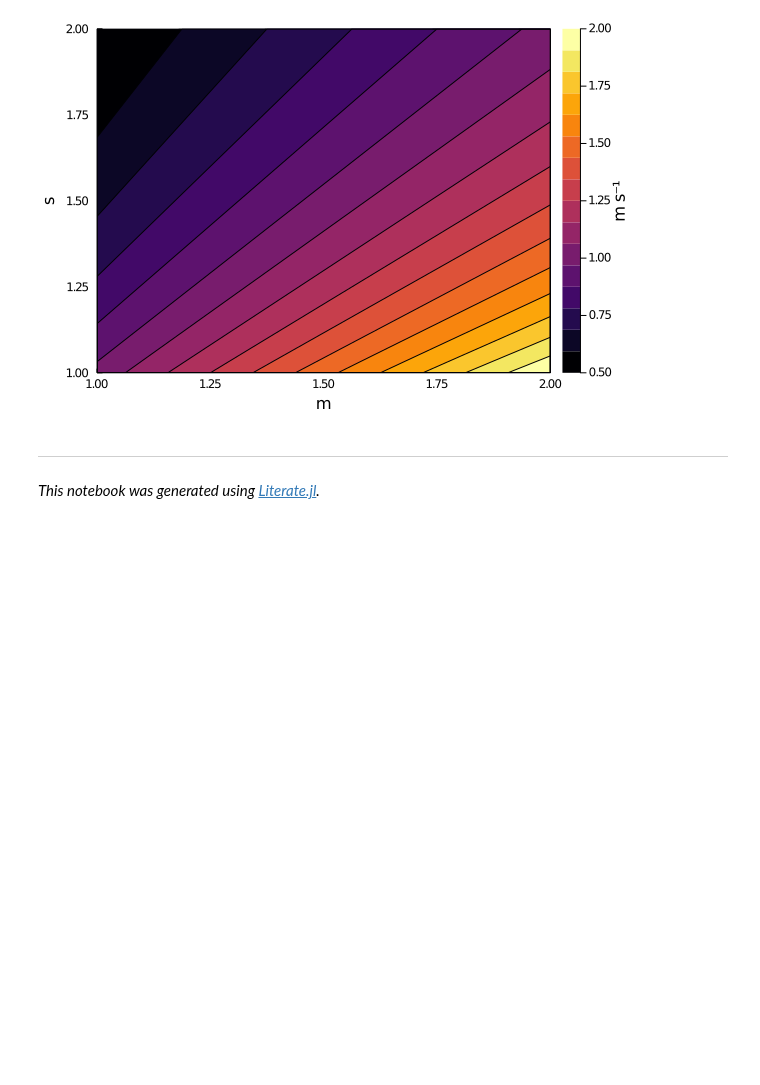
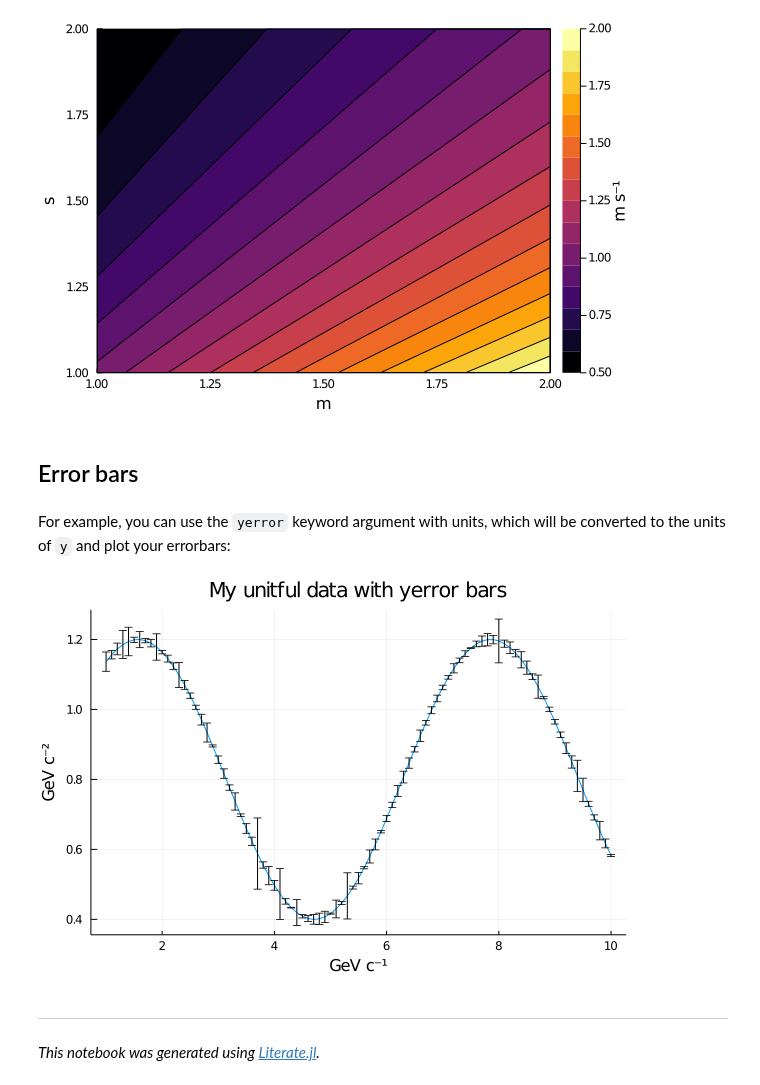
Before and after one commit to jw3126/UnitfulRecipes.jl, a Jupyter notebook: dev/notebooks/1_Examples.ipynb, the cells around one changed output. Drawn from its saved outputs; the diff is of its cells as text; code cells hidden in the pictures; blank space fills up the shorter version.

```diff
--- a/dev/notebooks/1_Examples.ipynb
+++ b/dev/notebooks/1_Examples.ipynb
@@ -132,6 +132,19 @@ and filled contours
 contourf(x, y, z)
 # %% [output]
 [figure]
+# %% [markdown]
+## Error bars
+# %% [markdown]
+For example, you can use the `yerror` keyword argument with units,
+which will be converted to the units of `y` and plot your errorbars:
+# %%
+using Unitful: GeV, MeV, c
+x = (1.0:0.1:10) * GeV/c
+y = @. (2 + sin(x / (GeV/c))) * 0.4GeV/c^2 # a sine to make it pretty
+yerror = 10.9MeV/c^2 * exp.(randn(length(x))) # some noise for pretty again
+plot(x, y; yerror, title="My unitful data with yerror bars", lab="")
+# %% [output]
+[figure, added]
 # %% [markdown]
 ---
 
```
Also changed, not shown: parts of 14 cells of this notebook, 5 other files.
